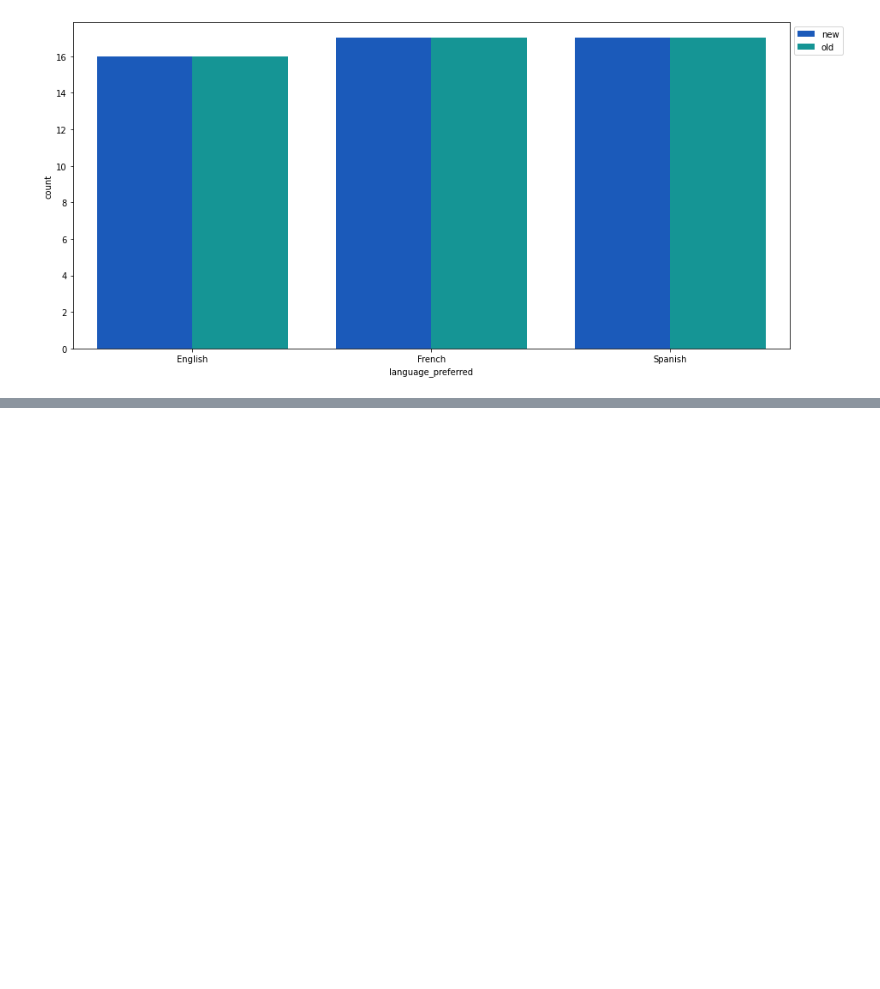
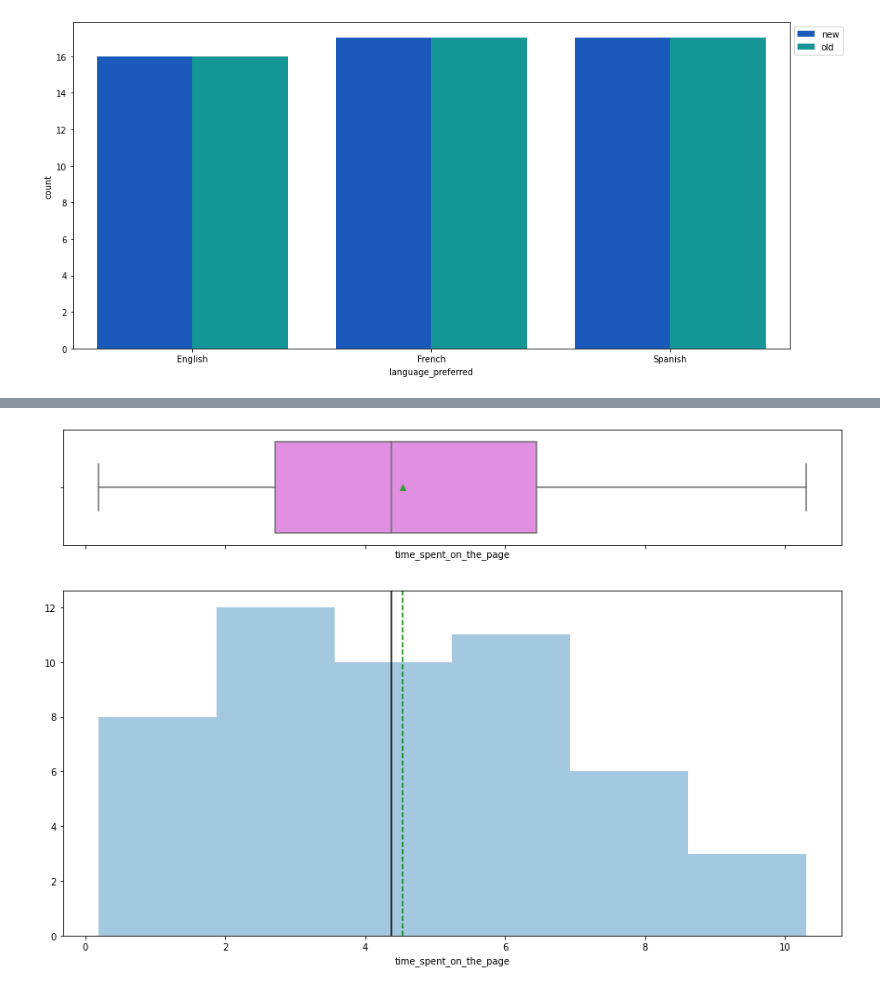
Before and after one commit to shelleyyyyy/DataAnalyticsProject2, a Jupyter notebook: noteBook.ipynb, the cells around one changed output, grey strips where cells are left out. Saved outputs shown, nothing was run; the diff lists cells and outputs as text; code cells hidden in the pictures; blank space fills up the shorter version.

```diff
--- a/noteBook.ipynb
+++ b/noteBook.ipynb
@@ -192,0 +211,5 @@ plt.show()
+# %%
+landing_page_old = df1[df1["landing_page"] == "old"]
+landing_page_new = df1[df1["landing_page"] == "new"]
+
+landing_page_old.describe()
@@ -192,0 +260,4 @@ plt.show()
+# %%
+histogram_boxplot(landing_page_old["time_spent_on_the_page"])
+# %% [output]
+[figure, added]
```
Also changed, not shown: parts of 10 cells of this notebook.
